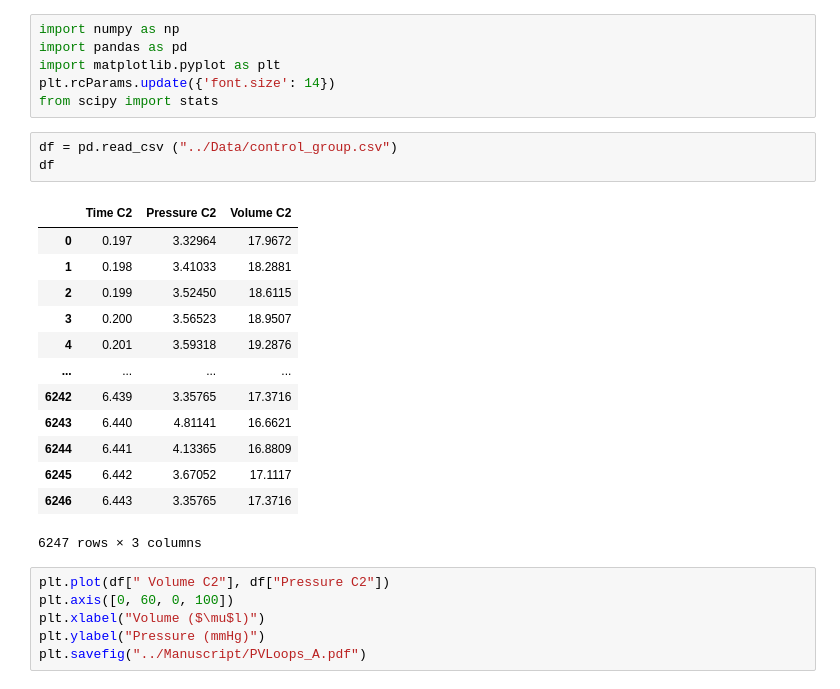
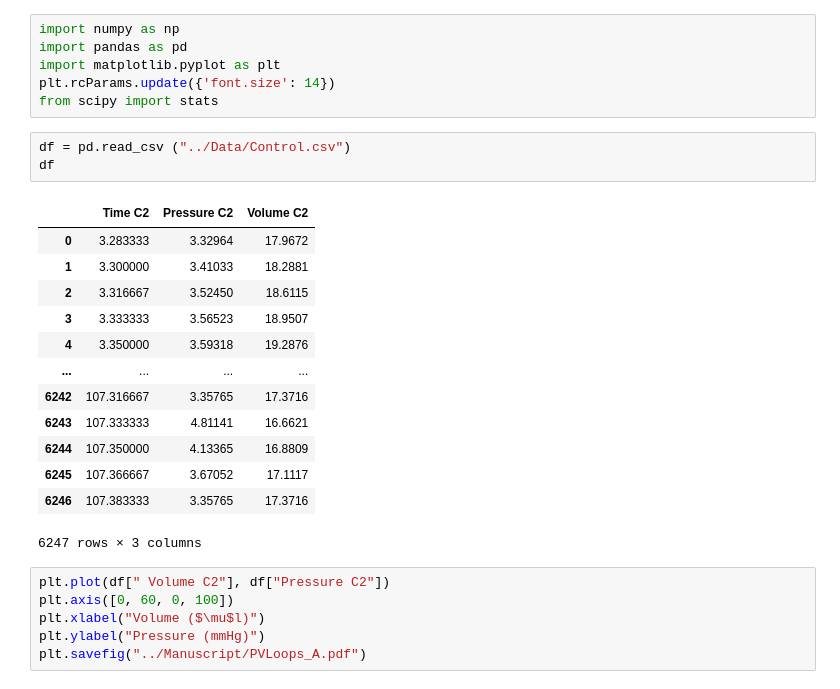
Before and after one commit to moises-santillan/HeartVariability, a Jupyter notebook: Code/HeartVariability.ipynb, the cells around one changed output. Drawn from its saved outputs; the diff is of its cells as text.

```diff
--- a/Code/HeartVariability.ipynb
+++ b/Code/HeartVariability.ipynb
@@ -5,21 +5,21 @@ import matplotlib.pyplot as plt
 plt.rcParams.update({'font.size': 14})
 from scipy import stats
 # %%
-df = pd.read_csv ("../Data/control_group.csv")
+df = pd.read_csv ("../Data/Control.csv")
 df
 # %% [output]
 |  | Time C2 | Pressure C2 | Volume C2 |
-| 0 | 0.197 | 3.32964 | 17.9672 |
-| 1 | 0.198 | 3.41033 | 18.2881 |
-| 2 | 0.199 | 3.52450 | 18.6115 |
-| 3 | 0.200 | 3.56523 | 18.9507 |
-| 4 | 0.201 | 3.59318 | 19.2876 |
+| 0 | 3.283333 | 3.32964 | 17.9672 |
+| 1 | 3.300000 | 3.41033 | 18.2881 |
+| 2 | 3.316667 | 3.52450 | 18.6115 |
+| 3 | 3.333333 | 3.56523 | 18.9507 |
+| 4 | 3.350000 | 3.59318 | 19.2876 |
 | ... | ... | ... | ... |
-| 6242 | 6.439 | 3.35765 | 17.3716 |
-| 6243 | 6.440 | 4.81141 | 16.6621 |
-| 6244 | 6.441 | 4.13365 | 16.8809 |
-| 6245 | 6.442 | 3.67052 | 17.1117 |
-| 6246 | 6.443 | 3.35765 | 17.3716 |
+| 6242 | 107.316667 | 3.35765 | 17.3716 |
+| 6243 | 107.333333 | 4.81141 | 16.6621 |
+| 6244 | 107.350000 | 4.13365 | 16.8809 |
+| 6245 | 107.366667 | 3.67052 | 17.1117 |
+| 6246 | 107.383333 | 3.35765 | 17.3716 |
 6247 rows × 3 columns
 # %%
 plt.plot(df[" Volume C2"], df["Pressure C2"])
```
Also changed, not shown: parts of 9 cells of this notebook, 9 other files.
